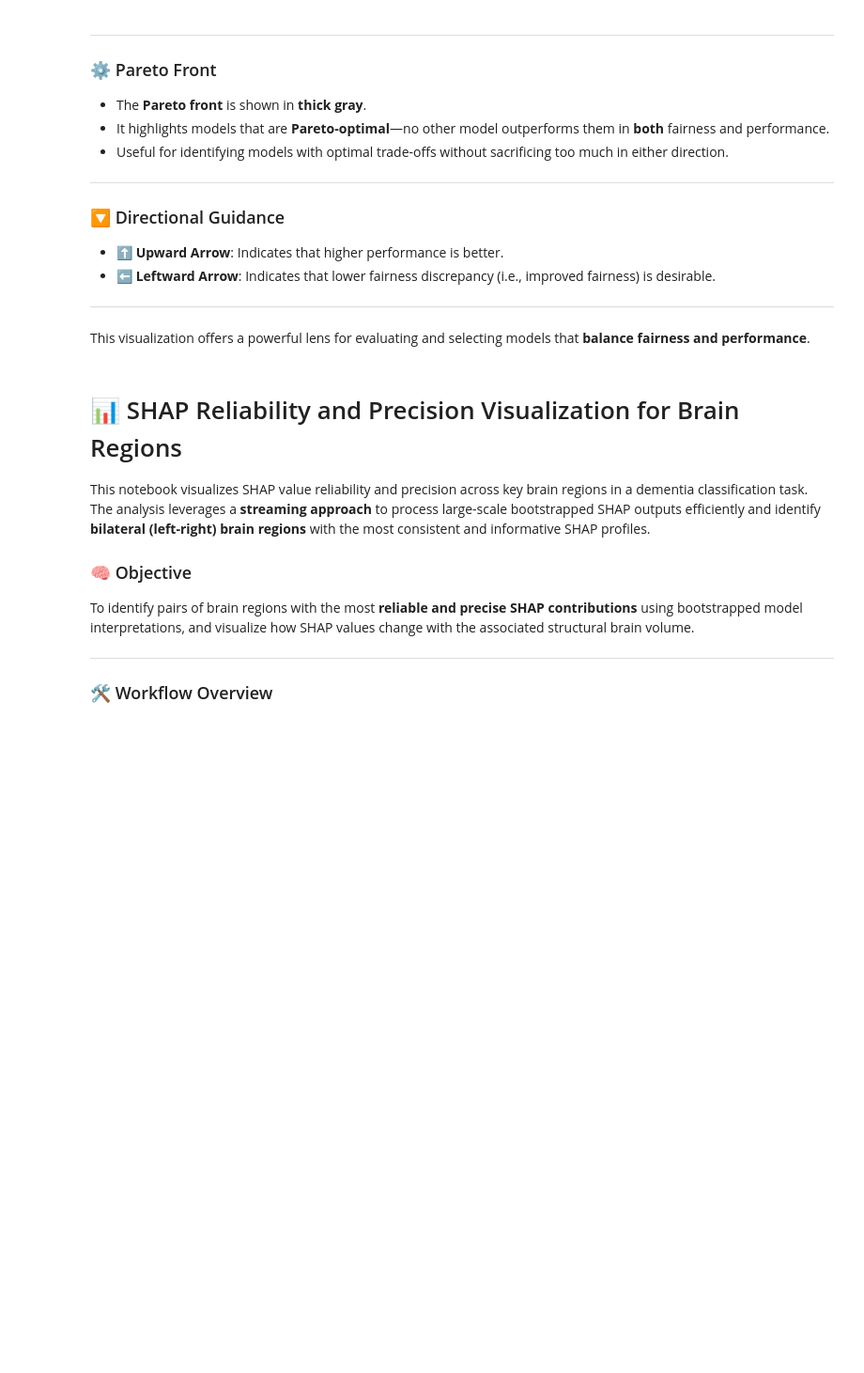
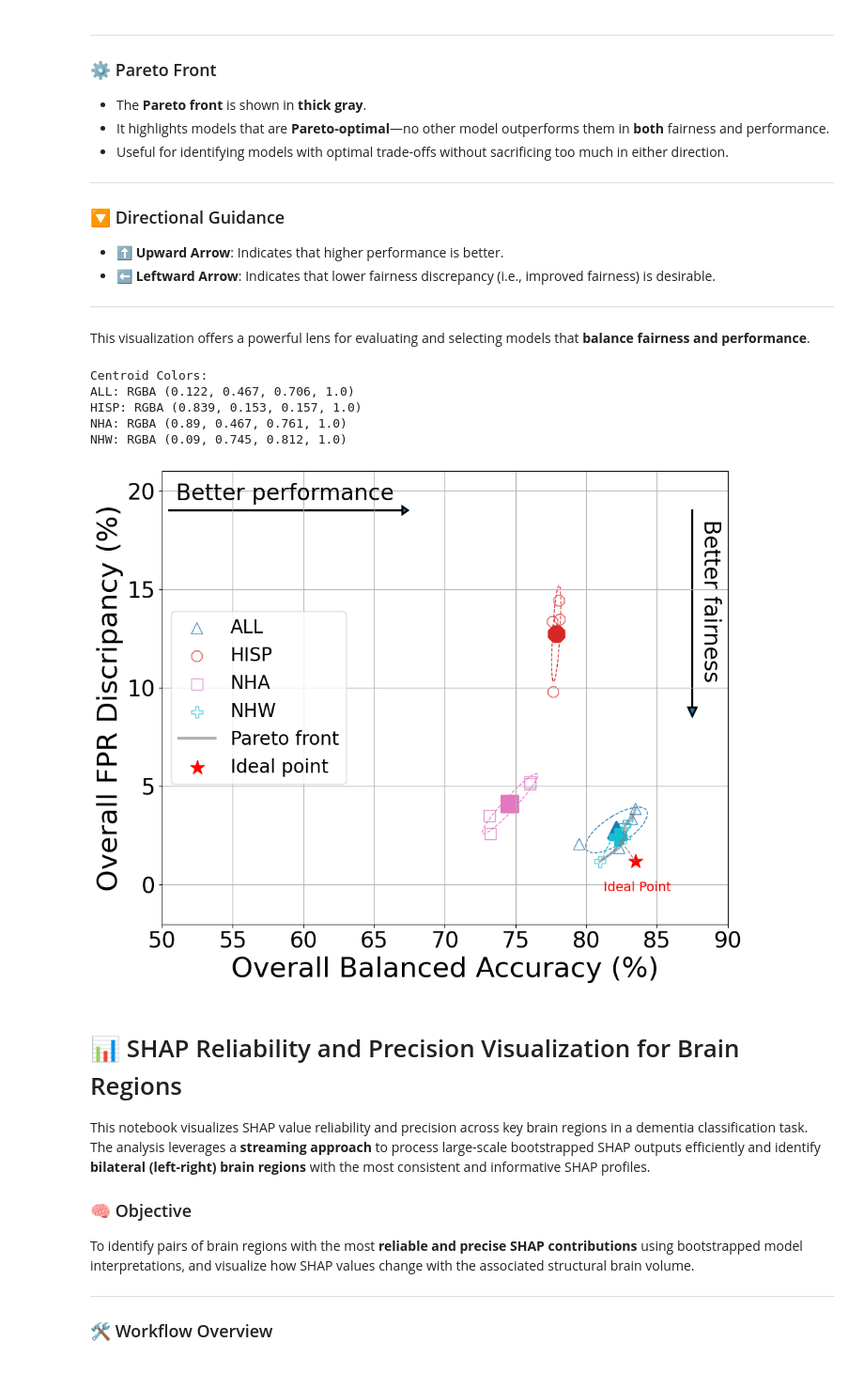
Before and after one commit to UTHSCSA-NAL/explainable_and_fair_ML_for_ADRD, a Jupyter notebook: visualize.ipynb, the cells around one changed output. Shown at 94% size. Cells and saved outputs as stored; diff of their text form; code cells hidden in the pictures; blank space fills up the shorter version.

```diff
--- a/visualize.ipynb
+++ b/visualize.ipynb
@@ -637,7 +637,7 @@ elif fair_metric == 'FPR Discripancy':
 
 vu.plot_fit_central_pareto_front(performance, methods, groups, fig_config, centroid_type, metric_titles=["Balanced Accuracy", "FPR Discrepancy"])
 # %%
-model_name = 'xgb'
+model_name = 'svm'
 if model_name=='xgb':
     list_paths = [
         fr'/home/Codes/ad_classification/results/{model_name}_new/NCvsDem_train-All_rate_0_alpha_0.0_none_0204PM_Mar242025.pkl',
@@ -681,33 +681,40 @@ elif model_name=='svm':
         fr'/home/Codes/ad_classification/results/{model_name}_new/NCvsDem_train-NHA_rate_0_alpha_0.0_kmm_0911PM_Apr282025.pkl',
         fr'/home/Codes/ad_classification/results/{model_name}_new/NCvsDem_train-Hispanic_rate_0_alpha_0.0_kmm_0912PM_Apr282025.pkl',
         fr'/home/Codes/ad_classification/results/{model_name}_new/NCvsDem_train-All_rate_0_alpha_0.05_none_cr_0927PM_Apr282025.pkl',
         fr'/home/Codes/ad_classification/results/{model_name}_new/NCvsDem_train-NHA_rate_0_alpha_0.05_none_cr_0953PM_Apr282025.pkl',
         fr'/home/Codes/ad_classification/results/{model_name}_new/NCvsDem_train-NHW_rate_0_alpha_0.05_none_cr_0937PM_Apr282025.pkl',
         fr'/home/Codes/ad_classification/results/{model_name}_new/NCvsDem_train-Hispanic_rate_0_alpha_0.05_none_cr_0953PM_Apr282025.pkl',
         fr'/home/Codes/ad_classification/results/{model_name}_new/NCvsDem_train-All_rate_0_alpha_0.0_none_harm_1001PM_Apr282025.pkl',
         fr'/home/Codes/ad_classification/results/{model_name}_new/NCvsDem_train-NHW_rate_0_alpha_0.0_none_harm_1012PM_Apr282025.pkl',
         fr'/home/Codes/ad_classification/results/{model_name}_new/NCvsDem_train-NHA_rate_0_alpha_0.0_none_harm_1030PM_Apr282025.pkl',
         fr'/home/Codes/ad_classification/results/{model_name}_new/NCvsDem_train-Hispanic_rate_0_alpha_0.0_none_harm_1030PM_Apr282025.pkl',
     ]
     combined_ba   = vu.compute_performance(list_paths, metric='ba')
     combined_fair = vu.compute_performance(list_paths, metric='fpr')
 
 results_avg_ba   = combined_ba.groupby(['Model', 'Scenario'], as_index=False)[["NHW", "NHA", "HISP"]].mean()
 results_avg_fair = combined_fair.groupby(['Model', 'Scenario'], as_index=False)[["NHW", "NHA", "HISP"]].mean()
 results_avg_ba['Pred_ba_avg']   = results_avg_ba[['NHW', 'NHA', 'HISP']].mean(axis=1)
 results_avg_fair['Pred_fair_avg'] = (abs(results_avg_fair['NHW'] - results_avg_fair['NHA']) + abs(results_avg_fair['NHW'] - results_avg_fair['HISP']) + abs(results_avg_fair['NHA'] - results_avg_fair['HISP'])) / 3
 methods = results_avg_ba['Model'].values
 groups  = results_avg_ba['Scenario'].values
 performance = np.array([results_avg_ba['Pred_ba_avg'].values, results_avg_fair['Pred_fair_avg'].values]) * 100
 
 centroid_type = 'group'
 fair_metric = 'FPR Discripancy'
 if fair_metric == 'FNR Discripancy':
     fig_config = [-2, 21, 19, 16.5, 0.4, 0.4, 19.5, 19, -10, 0.6, 0.45, 10.5]
 elif fair_metric == 'FPR Discripancy':
     fig_config = [-2, 21, 19, 16.5, 0.4, 0.4, 19.5, 19, -10, 0.6, 0.45, 10.5]
 
 vu.plot_fit_central_pareto_front(performance, methods, groups, fig_config, centroid_type, metric_titles=["Balanced Accuracy", fair_metric])
+# %% [output]
+Centroid Colors:
+ALL: RGBA (0.122, 0.467, 0.706, 1.0)
+HISP: RGBA (0.839, 0.153, 0.157, 1.0)
+NHA: RGBA (0.89, 0.467, 0.761, 1.0)
+NHW: RGBA (0.09, 0.745, 0.812, 1.0)
+[figure, added]
 # %% [markdown]
 # 📊 SHAP Reliability and Precision Visualization for Brain Regions
 
```
Also changed, not shown: 8 other files.
